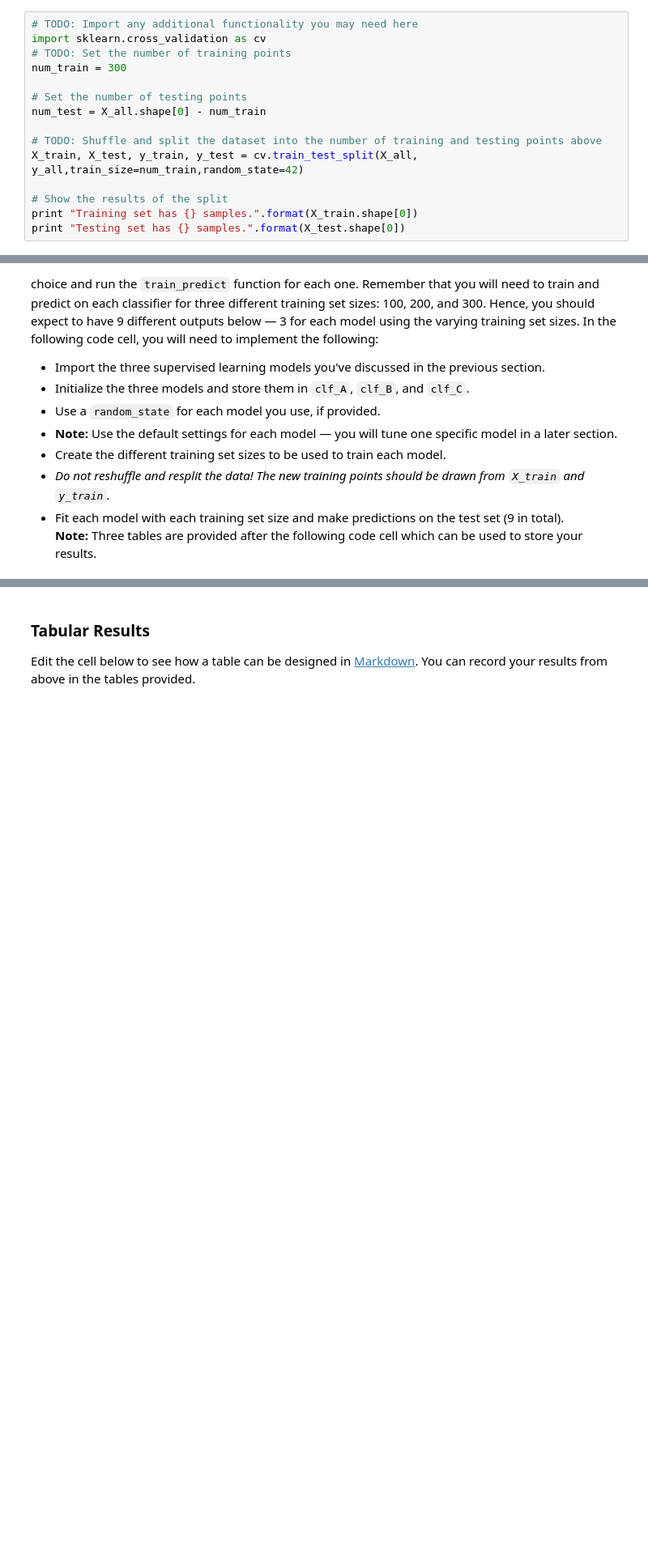
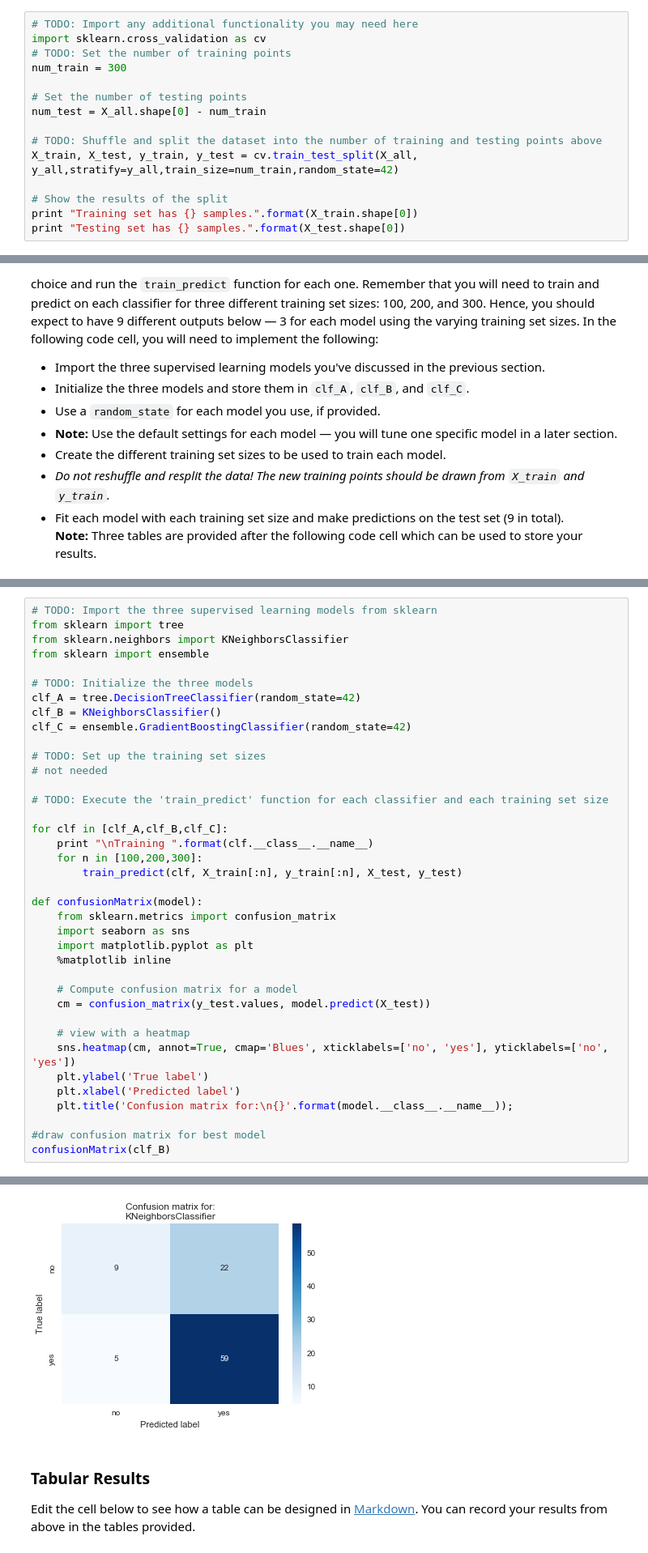
Before and after one commit to adarshakb/student_intervention, a Jupyter notebook: student_intervention.ipynb, the cells around one changed output, grey strips where cells are left out. Shown: that part at 81% size. Drawn from its saved outputs; the diff is of its cells as text; blank space fills up the shorter version.

```diff
--- a/student_intervention.ipynb
+++ b/student_intervention.ipynb
@@ -189,7 +189,7 @@ num_train = 300
 num_test = X_all.shape[0] - num_train
 
 # TODO: Shuffle and split the dataset into the number of training and testing points above
-X_train, X_test, y_train, y_test = cv.train_test_split(X_all, y_all,train_size=num_train,random_state=42)
+X_train, X_test, y_train, y_test = cv.train_test_split(X_all, y_all,stratify=y_all,train_size=num_train,random_state=42)
 
 # Show the results of the split
 print "Training set has {} samples.".format(X_train.shape[0])
@@ -367,0 +316,39 @@ F1 score for test set: 0.7794.
+# %%
+# TODO: Import the three supervised learning models from sklearn
+from sklearn import tree
+from sklearn.neighbors import KNeighborsClassifier
+from sklearn import ensemble
+
+# TODO: Initialize the three models
+clf_A = tree.DecisionTreeClassifier(random_state=42)
+clf_B = KNeighborsClassifier()
+clf_C = ensemble.GradientBoostingClassifier(random_state=42)
+
+# TODO: Set up the training set sizes
+# not needed
+
+# TODO: Execute the 'train_predict' function for each classifier and each training set size
+
+for clf in [clf_A,clf_B,clf_C]:
+    print "\nTraining ".format(clf.__class__.__name__)
+    for n in [100,200,300]:
+        train_predict(clf, X_train[:n], y_train[:n], X_test, y_test)
+
+def confusionMatrix(model):
+    from sklearn.metrics import confusion_matrix
+    import seaborn as sns
+    import matplotlib.pyplot as plt
+    %matplotlib inline
+
+    # Compute confusion matrix for a model
+    cm = confusion_matrix(y_test.values, model.predict(X_test))
+
+    # view with a heatmap
+    sns.heatmap(cm, annot=True, cmap='Blues', xticklabels=['no', 'yes'], yticklabels=['no', 'yes'])
+    plt.ylabel('True label')
+    plt.xlabel('Predicted label')
+    plt.title('Confusion matrix for:\n{}'.format(model.__class__.__name__));
+
+#draw confusion matrix for best model
+confusionMatrix(clf_B)
+# %% [output]
@@ -368,3 +372,4 @@ F1 score for test set: 0.7794.
+[figure, added]
 # %% [markdown]
 ### Tabular Results
 Edit the cell below to see how a table can be designed in [Markdown](https://github.com/adam-p/markdown-here/wiki/Markdown-Cheatsheet#tables). You can record your results from above in the tables provided.
```
Also changed, not shown: parts of 7 cells of this notebook, 1 other file.
